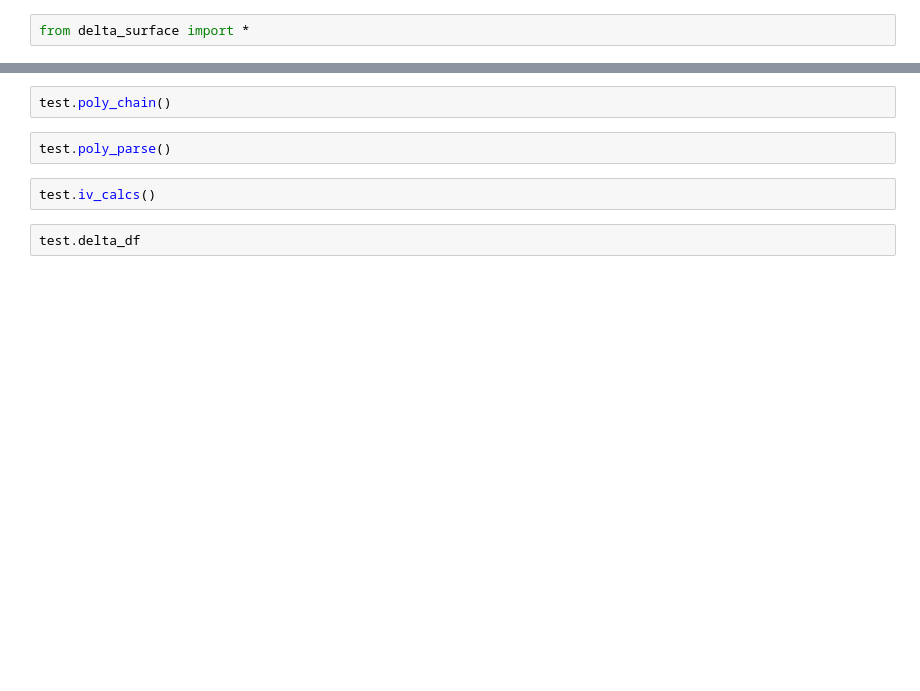
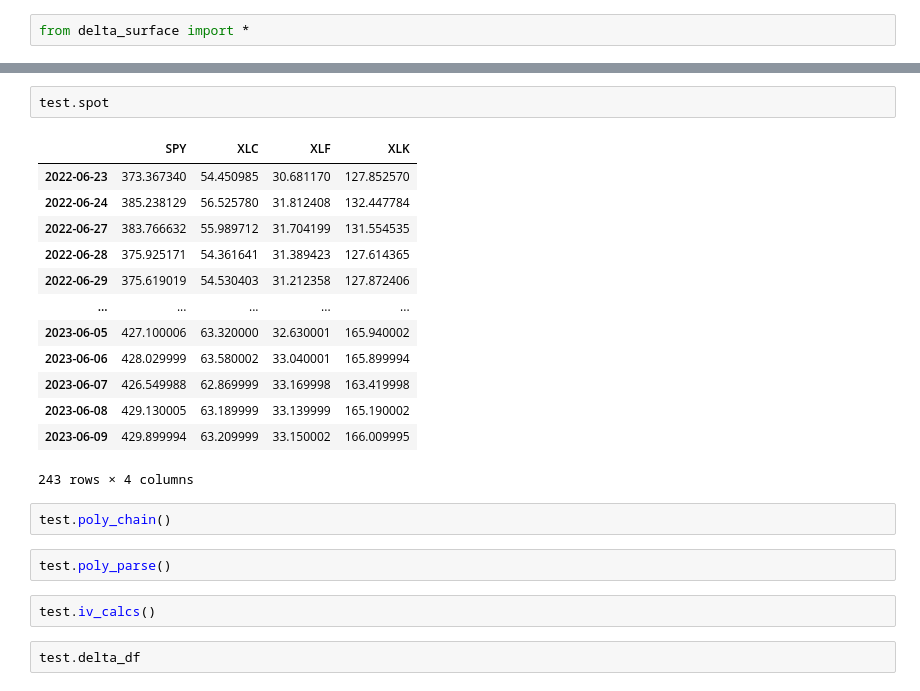
Before and after one commit to BenBowring/OptionSite, a Jupyter notebook: delta_test.ipynb, the cells around one changed output, grey strips where cells are left out. Cells and saved outputs as stored; diff of their text form; blank space fills up the shorter version.

```diff
--- a/delta_test.ipynb
+++ b/delta_test.ipynb
@@ -11,3 +11,19 @@ test.get_px()
+# %%
+test.spot
+# %% [output]
+|  | SPY | XLC | XLF | XLK |
+| 2022-06-23 | 373.367340 | 54.450985 | 30.681170 | 127.852570 |
+| 2022-06-24 | 385.238129 | 56.525780 | 31.812408 | 132.447784 |
+| 2022-06-27 | 383.766632 | 55.989712 | 31.704199 | 131.554535 |
+| 2022-06-28 | 375.925171 | 54.361641 | 31.389423 | 127.614365 |
+| 2022-06-29 | 375.619019 | 54.530403 | 31.212358 | 127.872406 |
+| ... | ... | ... | ... | ... |
+| 2023-06-05 | 427.100006 | 63.320000 | 32.630001 | 165.940002 |
+| 2023-06-06 | 428.029999 | 63.580002 | 33.040001 | 165.899994 |
+| 2023-06-07 | 426.549988 | 62.869999 | 33.169998 | 163.419998 |
+| 2023-06-08 | 429.130005 | 63.189999 | 33.139999 | 165.190002 |
+| 2023-06-09 | 429.899994 | 63.209999 | 33.150002 | 166.009995 |
+243 rows × 4 columns
 # %%
 test.poly_chain()
 # %%
```
Also changed, not shown: parts of 12 cells of this notebook, 2 other files.
